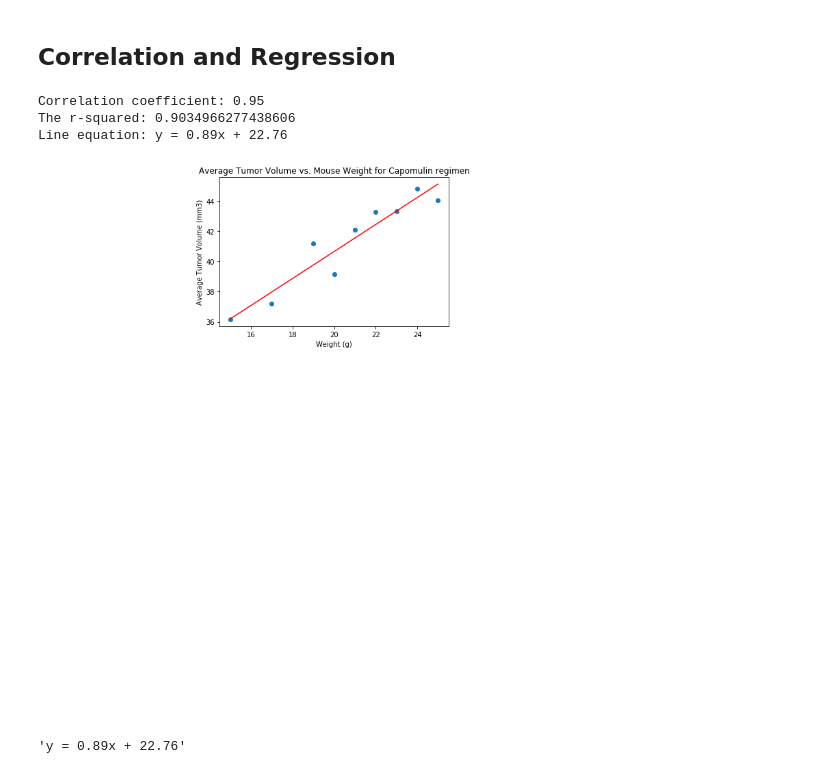
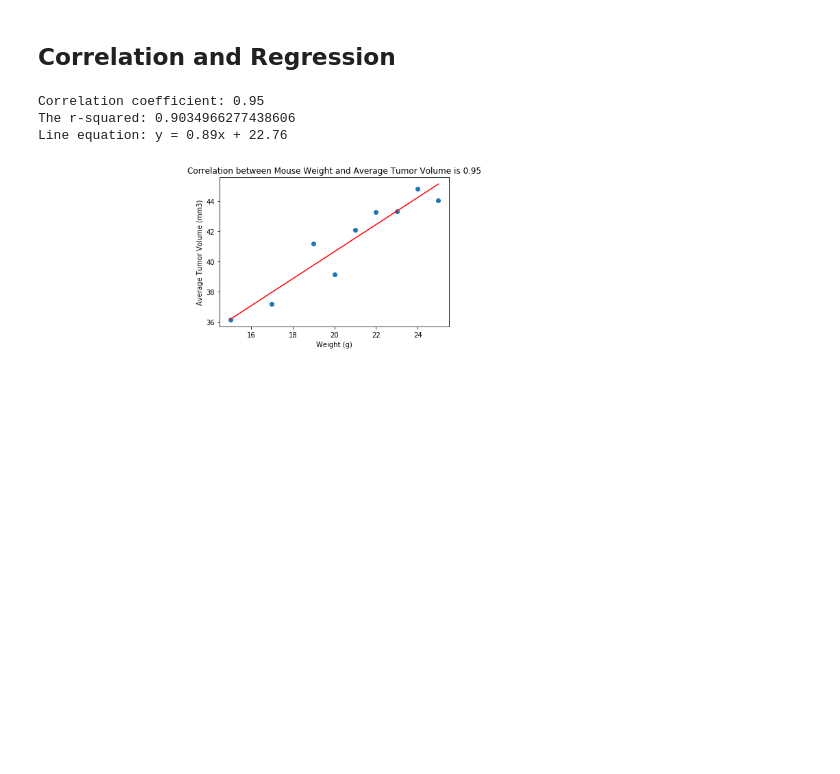
Before and after one commit to mizgutdina/matplotlib-challenge, a Jupyter notebook: pymaceuticals_starter.ipynb, the cells around one changed output. Cells and saved outputs as stored; diff of their text form; code cells hidden in the pictures.

Commit message:
Finalizes Correlation and Regression

```diff
--- a/pymaceuticals_starter.ipynb
+++ b/pymaceuticals_starter.ipynb
@@ -407,32 +412,29 @@ plt.show()
 # %%
 # Calculate the correlation coefficient and linear regression model
 # for mouse weight and average tumor volume for the Capomulin regimen
 
 correlation = round(st.pearsonr(mean_tumor_volume.index.values,mean_tumor_volume)[0],2)
 print(f"Correlation coefficient: {correlation}")
 
 x_values = mean_tumor_volume.index.values
 y_values = mean_tumor_volume
 (slope, intercept, rvalue, pvalue, stderr) = linregress(x_values, y_values)
 regress_values = x_values * slope + intercept
 line_eq = "y = " + str(round(slope,2)) + "x + " + str(round(intercept,2))
 #mean_tumor_volume_df.plot.scatter(x="Weight (g)", y="Average Tumor Volume (mm3)")
+
 plt.scatter(x_values, y_values)
 plt.plot(x_values,regress_values,"r-")
 plt.annotate(line_eq,(6,10),fontsize=15,color="red")
 plt.ylabel("Average Tumor Volume (mm3)")
 plt.xlabel("Weight (g)")
-plt.title("Average Tumor Volume vs. Mouse Weight for Capomulin regimen")
+plt.title(f"Correlation between Mouse Weight and Average Tumor Volume is {correlation}")
 print(f"The r-squared: {rvalue**2}")
 print(f"Line equation: {line_eq}")
 plt.tight_layout
 plt.show()
 # %% [output]
 Correlation coefficient: 0.95
 The r-squared: 0.9034966277438606
 Line equation: y = 0.89x + 22.76
-[figure, old version]
+[figure, new version]
-# %%
-line_eq
-# %% [output]
-'y = 0.89x + 22.76'
```
Also changed, not shown: parts of 1 cell of this notebook.
